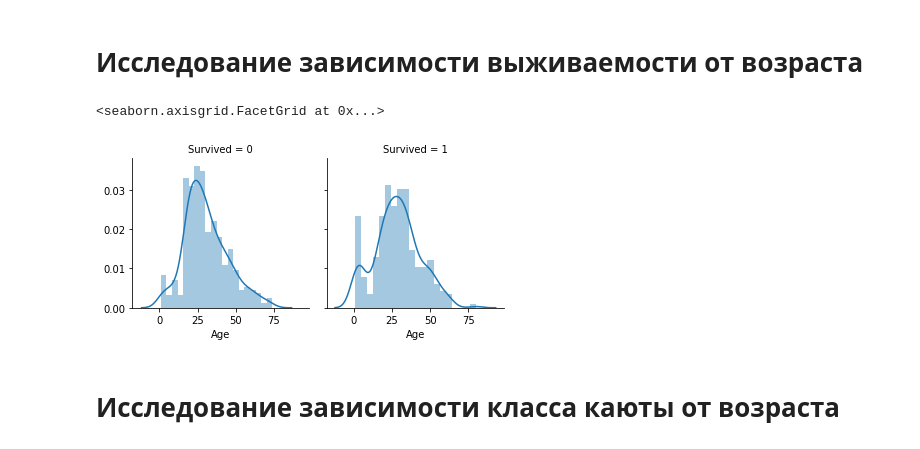
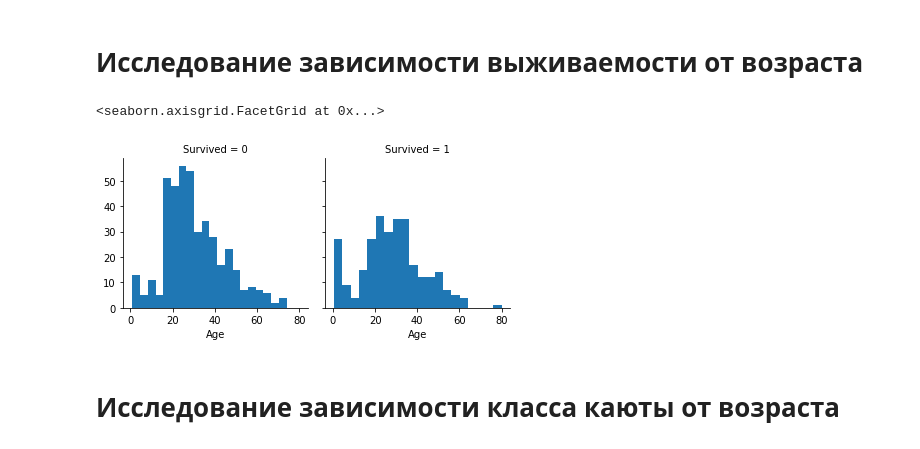
Before and after one commit to DmKuzin/kaggle_titanic, a Jupyter notebook: Titanic2.ipynb, the cells around one changed output. Cells and saved outputs as stored; diff of their text form; code cells hidden in the pictures.

```diff
--- a/Titanic2.ipynb
+++ b/Titanic2.ipynb
@@ -110,11 +110,11 @@ dtype: int64
 # Исследование зависимости выживаемости от возраста
 # %%
 g = sns.FacetGrid(train_data, col='Survived')
-g.map(sns.distplot, 'Age', bins=20)
+g.map(plt.hist, 'Age', bins=20)
 #age_surve.head()
 # %% [output]
 <seaborn.axisgrid.FacetGrid at 0x...>
-[figure, old version]
+[figure, new version]
 # %% [markdown]
 # Исследование зависимости класса каюты от возраста
 # %%
```
Also changed, not shown: parts of 76 cells of this notebook.
